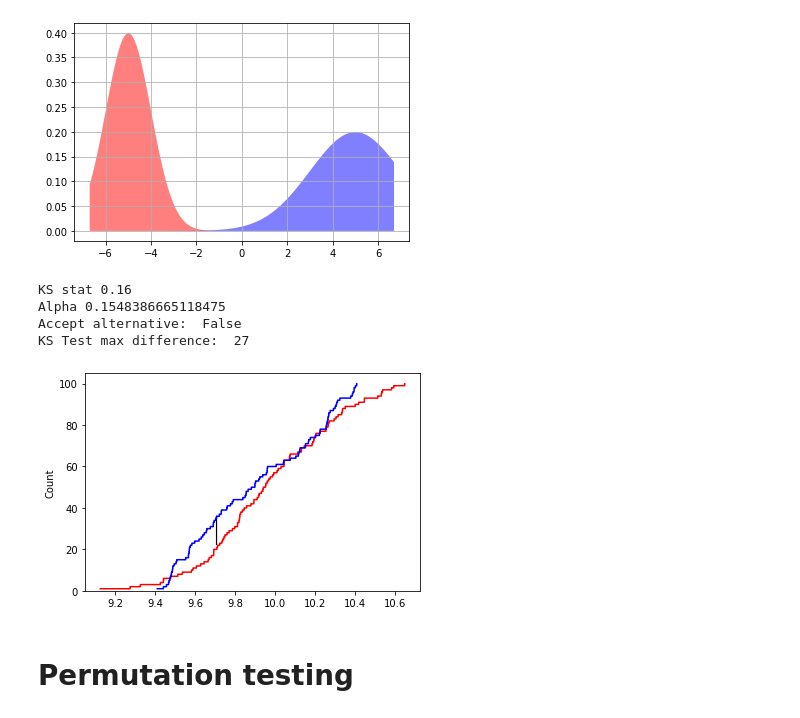
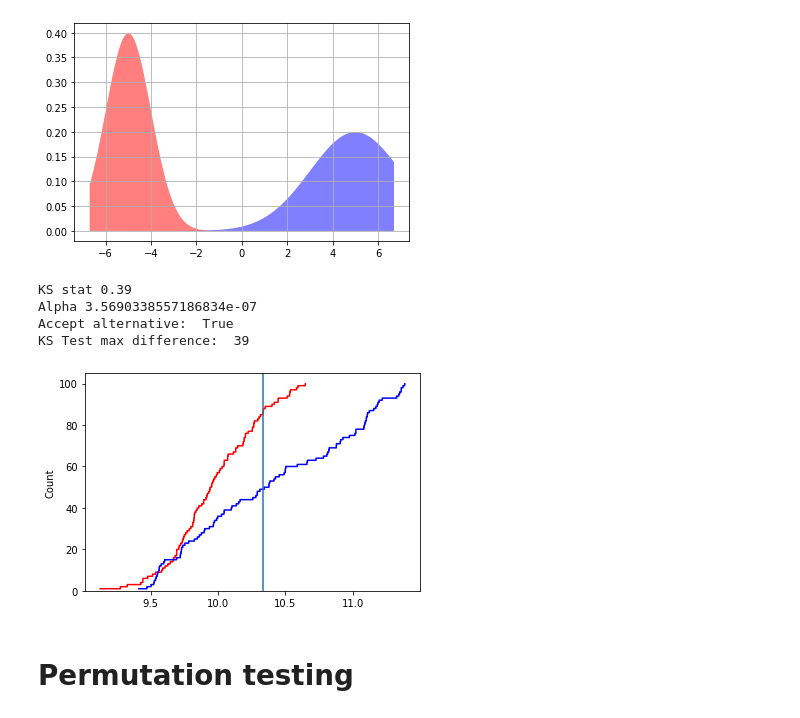
Before and after one commit to mjost5v/cs403-demo-notebooks, a Jupyter notebook: Sampling.ipynb, the cells around one changed output. Drawn from its saved outputs; the diff is of its cells as text; code cells hidden in the pictures.

```diff
--- a/Sampling.ipynb
+++ b/Sampling.ipynb
@@ -333,46 +333,44 @@ Accept alternative:  True
 # %%
 mu = 10
 sigma = 0.3
 N = 100
 
 np.random.seed(3)
 s = np.random.normal(mu, sigma, N)
 #np.random.seed(31)
 #s2 = np.random.normal(mu, sigma, N)
-s2 = np.random.uniform(9.41, 10.43, 100)
+s2 = np.random.uniform(9.41, 11.43, 100)
 
 nbins = 10000
+min_range = min([s.min(), s2.min()])
+max_range = max([s.max(), s2.max()])
 
-hist1, bin_edges1 = np.histogram(s, nbins)
-hist2, bin_edges2 = np.histogram(s2, nbins)
+hist1, bin_edges1 = np.histogram(s, nbins, range=(min_range, max_range))
+hist2, bin_edges2 = np.histogram(s2, nbins, range=(min_range, max_range))
 cdf_hist1 = np.cumsum(hist1)
 cdf_hist2 = np.cumsum(hist2)
 
 diff = np.abs(cdf_hist1 - cdf_hist2)
 max_diff = max(diff)
 argmax_diff = np.argmax(diff)
 
 
 g1 = sns.histplot(s, bins=nbins, cumulative=True, element='step', color='red', fill=False)
 g2 = sns.histplot(s2, bins=nbins, cumulative=True, element='step', color='blue', fill=False)
 
-if cdf_hist1[argmax_diff] > cdf_hist2[argmax_diff]:
-    g1.axes.arrow(bin_edges1[argmax_diff], cdf_hist1[argmax_diff], 0, max_diff / 2, length_includes_head=True, color='black')
-else:
-    g2.axes.arrow(bin_edges2[argmax_diff], cdf_hist2[argmax_diff], 0, -max_diff / 2, length_includes_head=True, color='black')
-
+g1.axes.axvline(bin_edges1[argmax_diff])
 ks_stat, alpha = ks_2samp(s, s2)
 print("KS stat", ks_stat)
 print("Alpha", alpha)
 print("Accept alternative: ", alpha <= 0.05)
 
 print("KS Test max difference: ", max_diff)
 # %% [output]
-KS stat 0.16
-Alpha 0.1548386665118475
-Accept alternative:  False
-KS Test max difference:  27
+KS stat 0.39
+Alpha 3.5690338557186834e-07
+Accept alternative:  True
+KS Test max difference:  39
-[figure, old version]
+[figure, new version]
 # %% [markdown]
 # Permutation testing
 # %%
```
Also changed, not shown: parts of 24 cells of this notebook.
